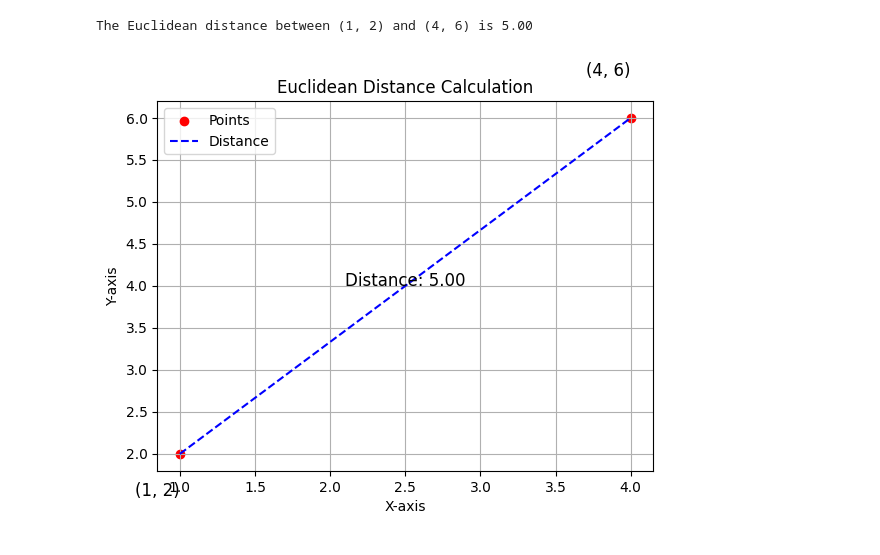
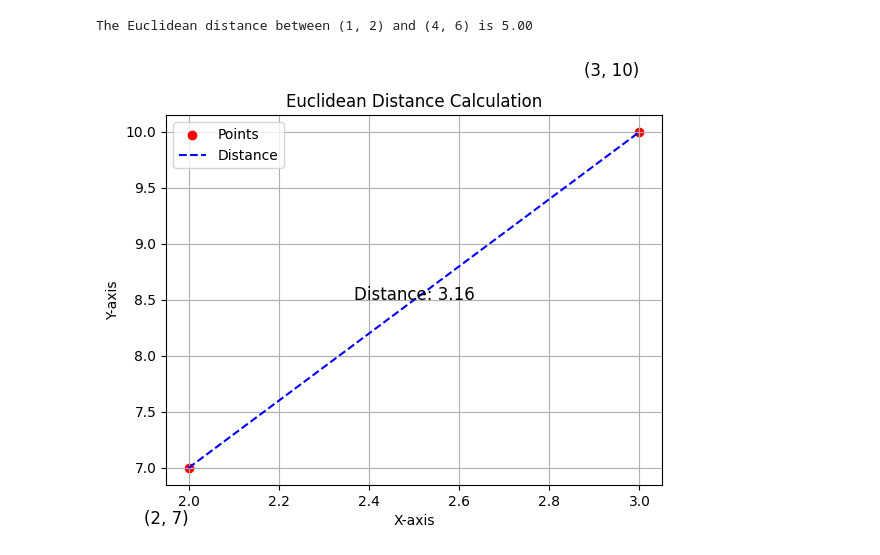
Before and after one commit to Gulwalishah/Euclidean_Distance-, a Jupyter notebook: Euclidean_Dist.ipynb, the cells around one changed output. Drawn from its saved outputs; the diff is of its cells as text; code cells hidden in the pictures.

```diff
--- a/Euclidean_Dist.ipynb
+++ b/Euclidean_Dist.ipynb
@@ -44,33 +44,33 @@ def euclidean_distance(x1, y1, x2, y2):
     distance = math.sqrt(sum_of_squares)
     return distance
 
 # Example points
-x1, y1 = 1, 2
-x2, y2 = 4, 6
+x1, y1 = 2, 7
+x2, y2 = 3, 10
 
 distance = euclidean_distance(x1, y1, x2, y2)
 
 # Create a scatter plot of the two points
 plt.scatter([x1, x2], [y1, y2], c='red', label='Points')
 plt.text(x1, y1 - 0.5, f'({x1}, {y1})', fontsize=12, ha='right')
 plt.text(x2, y2 + 0.5, f'({x2}, {y2})', fontsize=12, ha='right')
 
 # Draw a line connecting the two points
 plt.plot([x1, x2], [y1, y2], 'b--', label='Distance')
 
 # Annotate the Euclidean distance
 plt.text((x1 + x2) / 2, (y1 + y2) / 2, f'Distance: {distance:.2f}', fontsize=12, ha='center')
 
 # Set axis labels and title
 plt.xlabel('X-axis')
 plt.ylabel('Y-axis')
 plt.title('Euclidean Distance Calculation')
 
 # Add a legend
 plt.legend()
 
 # Display the plot
 plt.grid(True)
 plt.show()
 # %% [output]
-[figure, old version]
+[figure, new version]
```
